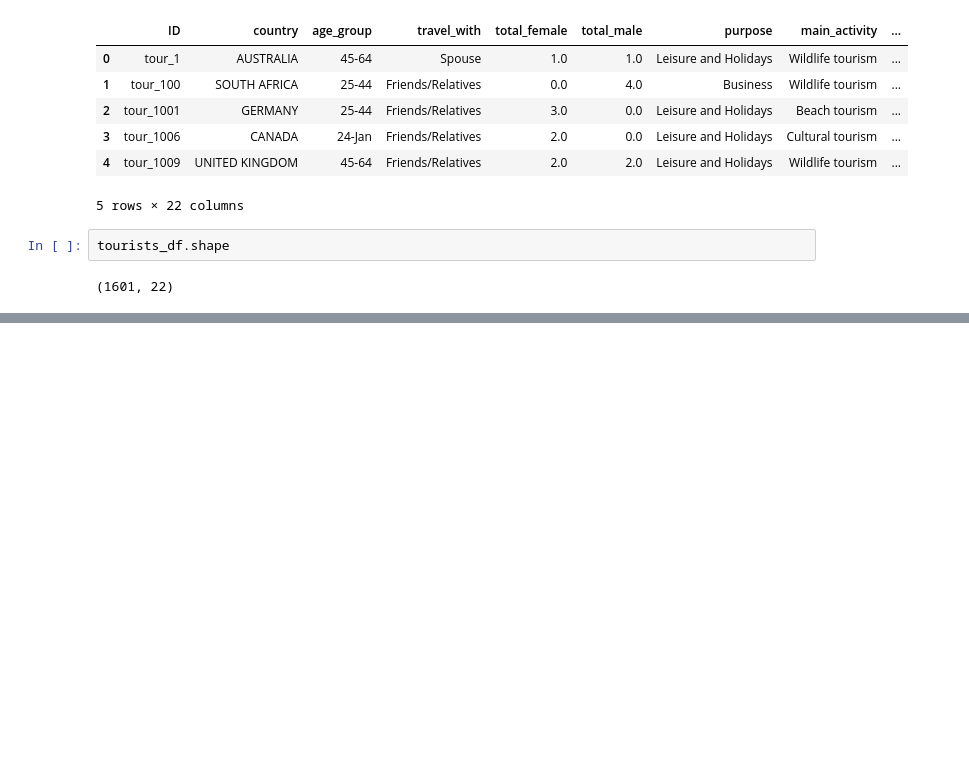
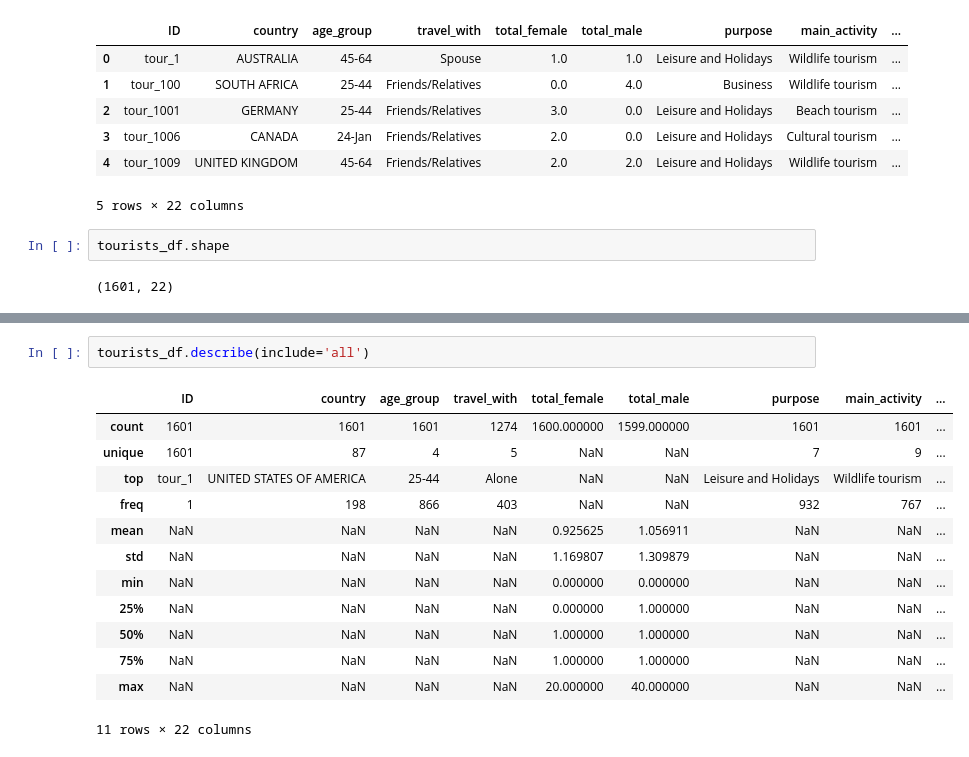
Before and after one commit to normanmunge/tanzania-tourism-eda, a Jupyter notebook: tanzanian-analysis-eda.ipynb, the cells around one changed output, grey strips where cells are left out. Cells and saved outputs as stored; diff of their text form; blank space fills up the shorter version.

```diff
--- a/tanzanian-analysis-eda.ipynb
+++ b/tanzanian-analysis-eda.ipynb
@@ -18,0 +39,16 @@ tourists_df.shape
+# %%
+tourists_df.describe(include='all')
+# %% [output]
+|  | ID | country | age_group | travel_with | total_female | total_male | purpose | main_activity | ... |
+| count | 1601 | 1601 | 1601 | 1274 | 1600.000000 | 1599.000000 | 1601 | 1601 | ... |
+| unique | 1601 | 87 | 4 | 5 | NaN | NaN | 7 | 9 | ... |
+| top | tour_1 | UNITED STATES OF AMERICA | 25-44 | Alone | NaN | NaN | Leisure and Holidays | Wildlife tourism | ... |
+| freq | 1 | 198 | 866 | 403 | NaN | NaN | 932 | 767 | ... |
+| mean | NaN | NaN | NaN | NaN | 0.925625 | 1.056911 | NaN | NaN | ... |
+| std | NaN | NaN | NaN | NaN | 1.169807 | 1.309879 | NaN | NaN | ... |
+| min | NaN | NaN | NaN | NaN | 0.000000 | 0.000000 | NaN | NaN | ... |
+| 25% | NaN | NaN | NaN | NaN | 0.000000 | 1.000000 | NaN | NaN | ... |
+| 50% | NaN | NaN | NaN | NaN | 1.000000 | 1.000000 | NaN | NaN | ... |
+| 75% | NaN | NaN | NaN | NaN | 1.000000 | 1.000000 | NaN | NaN | ... |
+| max | NaN | NaN | NaN | NaN | 20.000000 | 40.000000 | NaN | NaN | ... |
+11 rows × 22 columns
```
Also changed, not shown: parts of 20 cells of this notebook.
